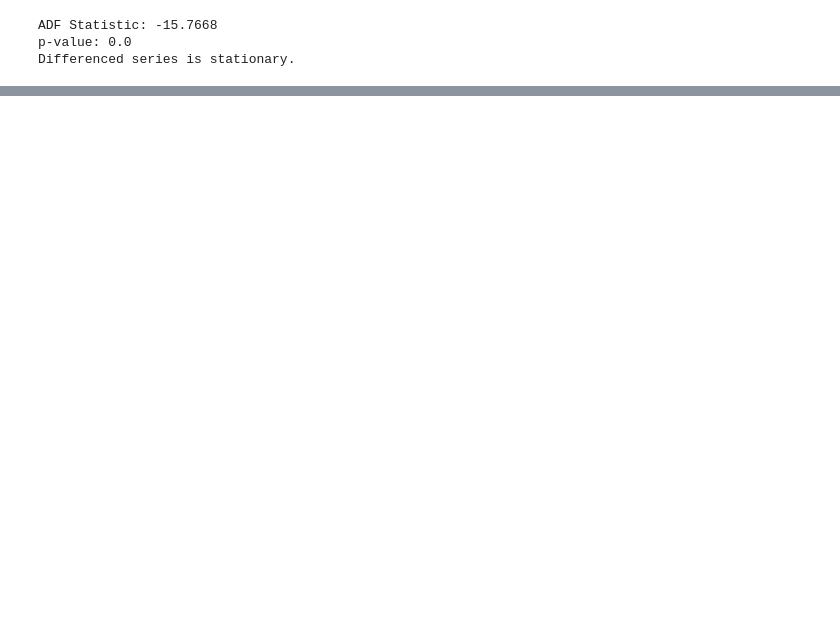
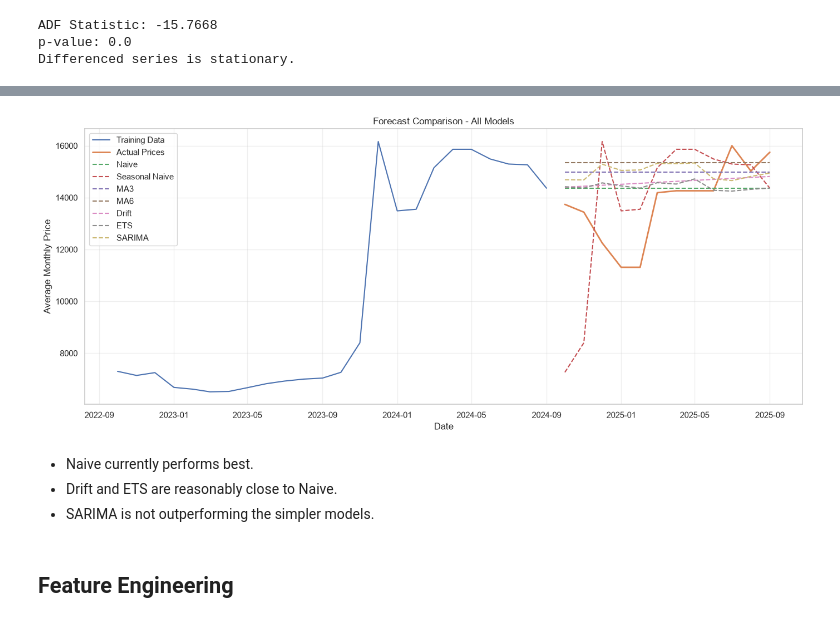
Before and after one commit to KarthikDaivadnya/PriceForecastingW2A, a Jupyter notebook: notebooks/Price_Forecasting_Complete.ipynb, the cells around one changed output, grey strips where cells are left out. Drawn from its saved outputs; the diff is of its cells as text; code cells hidden in the pictures; blank space fills up the shorter version.

```diff
--- a/notebooks/Price_Forecasting_Complete.ipynb
+++ b/notebooks/Price_Forecasting_Complete.ipynb
@@ -617,0 +803,16 @@ Differenced series is stationary.
+# %%
+all_results = []
+
+for model_name, prediction in forecasts.items():
+    metrics = calculate_metrics(test.values, prediction)
+
+    all_results.append({
+        "Model": model_name,
+        **metrics
+    })
+
+all_metrics = pd.DataFrame(all_results)
+
+all_metrics = all_metrics.sort_values("MAE").reset_index(drop=True)
+
+display(all_metrics.round(2))
@@ -617,0 +828,30 @@ Differenced series is stationary.
+# %%
+plt.figure(figsize=(14, 6))
+
+plt.plot(train.tail(24), label="Training Data")
+plt.plot(test, label="Actual Prices", linewidth=2)
+
+for model_name, prediction in forecasts.items():
+    plt.plot(
+        test.index,
+        prediction,
+        linestyle="--",
+        label=model_name
+    )
+
+plt.title("Forecast Comparison - All Models")
+plt.xlabel("Date")
+plt.ylabel("Average Monthly Price")
+plt.legend()
+plt.grid(alpha=0.3)
+
+plt.tight_layout()
+plt.show()
+# %% [output]
+[figure, added]
+# %% [markdown]
+- Naive currently performs best.
+- Drift and ETS are reasonably close to Naive.
+- SARIMA is not outperforming the simpler models.
+# %% [markdown]
+## Feature Engineering
```
Also changed, not shown: parts of 46 cells of this notebook.
